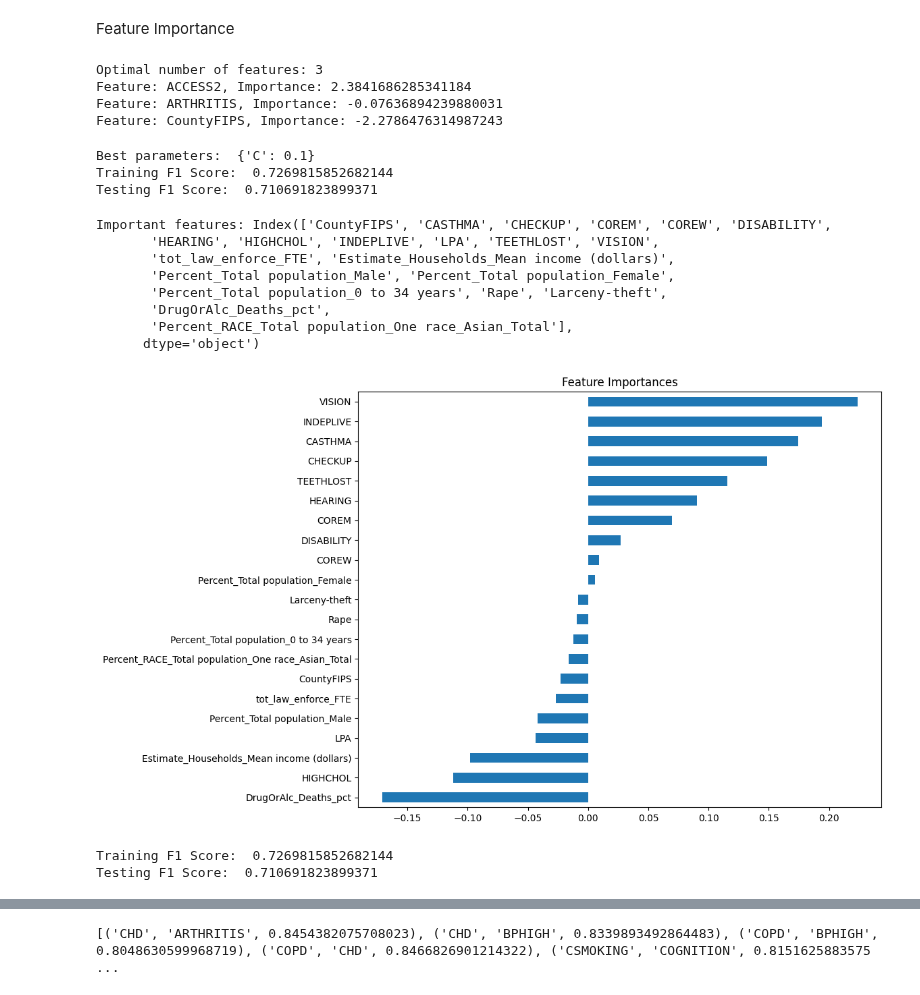
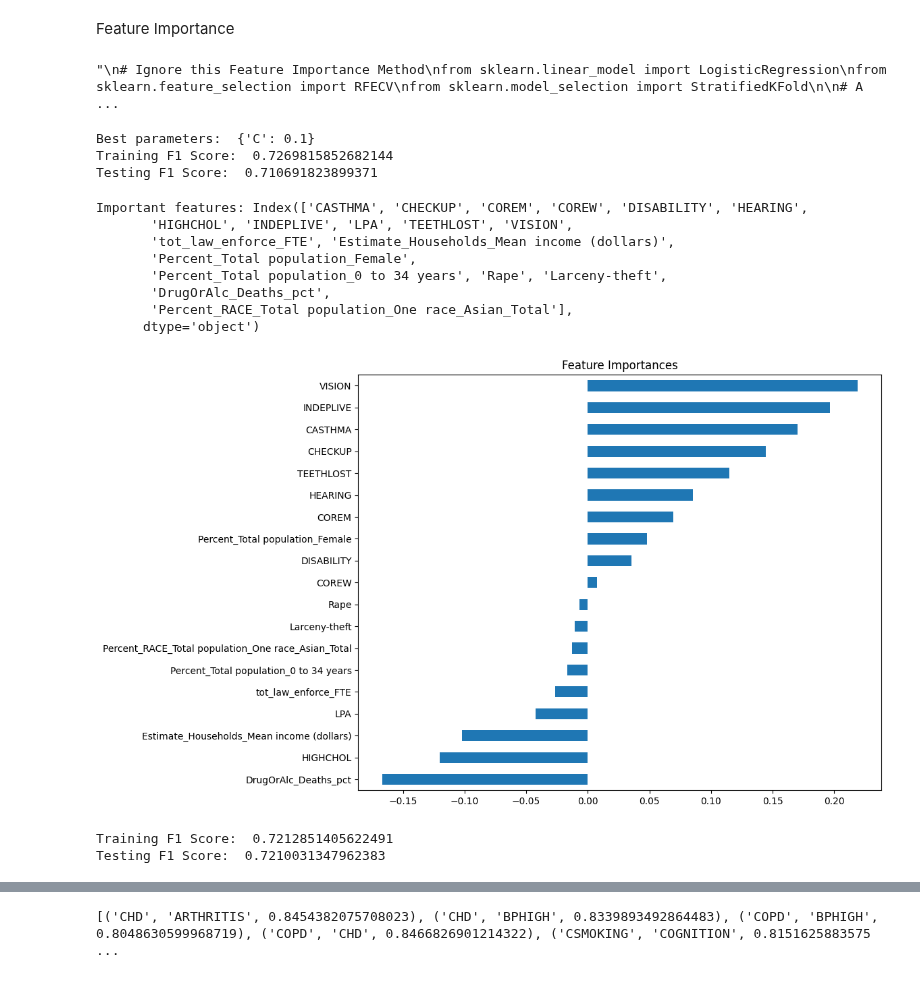
Before and after one commit to harte3/JAG-Hackathon-Team2, a Jupyter notebook: sai_notebook_v2.ipynb, the cells around one changed output, grey strips where cells are left out. Cells and saved outputs as stored; diff of their text form; code cells hidden in the pictures.

```diff
--- a/sai_notebook_v2.ipynb
+++ b/sai_notebook_v2.ipynb
@@ -67,7 +67,6 @@ df_remove = ['Estimate_Households_Total',
  'Percent_RACE_Total population_One race_Some other race',
  'Percent_HISPANIC OR LATINO AND RACE_Total population_Hispanic or Latino (of any race)',
  'Unnamed: 0',
- 'HPSA Score',
  'Metropolitan/Nonmetropolitan']
 # %%
 
@@ -118,10 +117,7 @@ for feature, importance in feature_importance:
 X_important = rfecv.transform(X)
 """
 # %% [output]
-Optimal number of features: 3
-Feature: ACCESS2, Importance: 2.3841686285341184
-Feature: ARTHRITIS, Importance: -0.07636894239880031
-Feature: CountyFIPS, Importance: -2.2786476314987243
+"\n# Ignore this Feature Importance Method\nfrom sklearn.linear_model import LogisticRegression\nfrom sklearn.feature_selection import RFECV\nfrom sklearn.model_selection import StratifiedKFold\n\n# A ...
 # %%
 from sklearn.linear_model import LogisticRegression
 from sklearn.model_selection import train_test_split, GridSearchCV
@@ -181,7 +177,7 @@ import matplotlib.pyplot as plt
 import pandas as pd
 
 # Assuming X as features and y as labels
-X = df.drop('HPSA Category', axis=1)  # all features excluding 'HPSA Category'
+X = df.drop(['HPSA Category','CountyFIPS','HPSA Score'], axis=1)  # all features excluding 'HPSA Category'
 y = df['HPSA Category']  # target variable
 
 # Standardize the features
@@ -213,38 +209,38 @@ print('Important features:', important_features)
 df_importance = pd.DataFrame(coef[important_features_mask], columns=["Importance"], index=important_features)
 
 # Plot the feature importance
 plt.figure(figsize=(10, 8))
 df_importance["Importance"].sort_values().plot(kind="barh")
 plt.title('Feature Importances')
 plt.show()
 
 # Keep only the important features
 X_important_train = X_train[:, important_features_mask]
 X_important_test = X_test[:, important_features_mask]
 
 # Fit the model with important features
 lr.fit(X_important_train, y_train)
 
 # Predict and compute F1 score on the training data
 y_train_pred = lr.predict(X_important_train)
 f1_train = f1_score(y_train, y_train_pred)
 print('Training F1 Score: ', f1_train)
 
 # Predict and compute F1 score on the testing data
 y_test_pred = lr.predict(X_important_test)
 f1_test = f1_score(y_test, y_test_pred)
 print('Testing F1 Score: ', f1_test)
 # %% [output]
-Important features: Index(['CountyFIPS', 'CASTHMA', 'CHECKUP', 'COREM', 'COREW', 'DISABILITY',
-       'HEARING', 'HIGHCHOL', 'INDEPLIVE', 'LPA', 'TEETHLOST', 'VISION',
+Important features: Index(['CASTHMA', 'CHECKUP', 'COREM', 'COREW', 'DISABILITY', 'HEARING',
+       'HIGHCHOL', 'INDEPLIVE', 'LPA', 'TEETHLOST', 'VISION',
        'tot_law_enforce_FTE', 'Estimate_Households_Mean income (dollars)',
-       'Percent_Total population_Male', 'Percent_Total population_Female',
+       'Percent_Total population_Female',
        'Percent_Total population_0 to 34 years', 'Rape', 'Larceny-theft',
        'DrugOrAlc_Deaths_pct',
        'Percent_RACE_Total population_One race_Asian_Total'],
       dtype='object')
-[figure, old version]
+[figure, new version]
-Training F1 Score:  0.7269815852682144
-Testing F1 Score:  0.710691823899371
+Training F1 Score:  0.7212851405622491
+Testing F1 Score:  0.7210031347962383
 # %%
 from sklearn.svm import SVC
```
Also changed, not shown: parts of 4 cells of this notebook, 1 other file.
